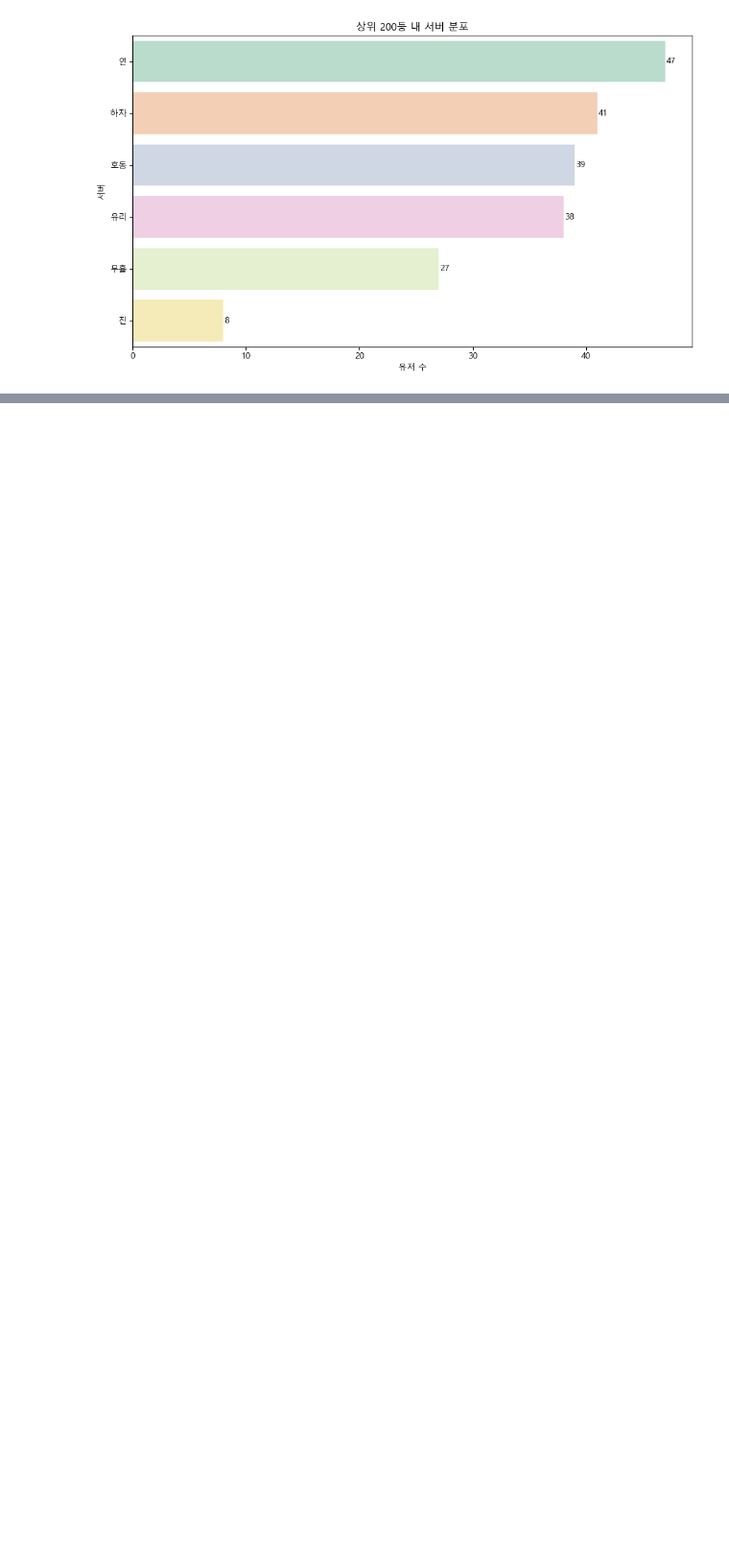
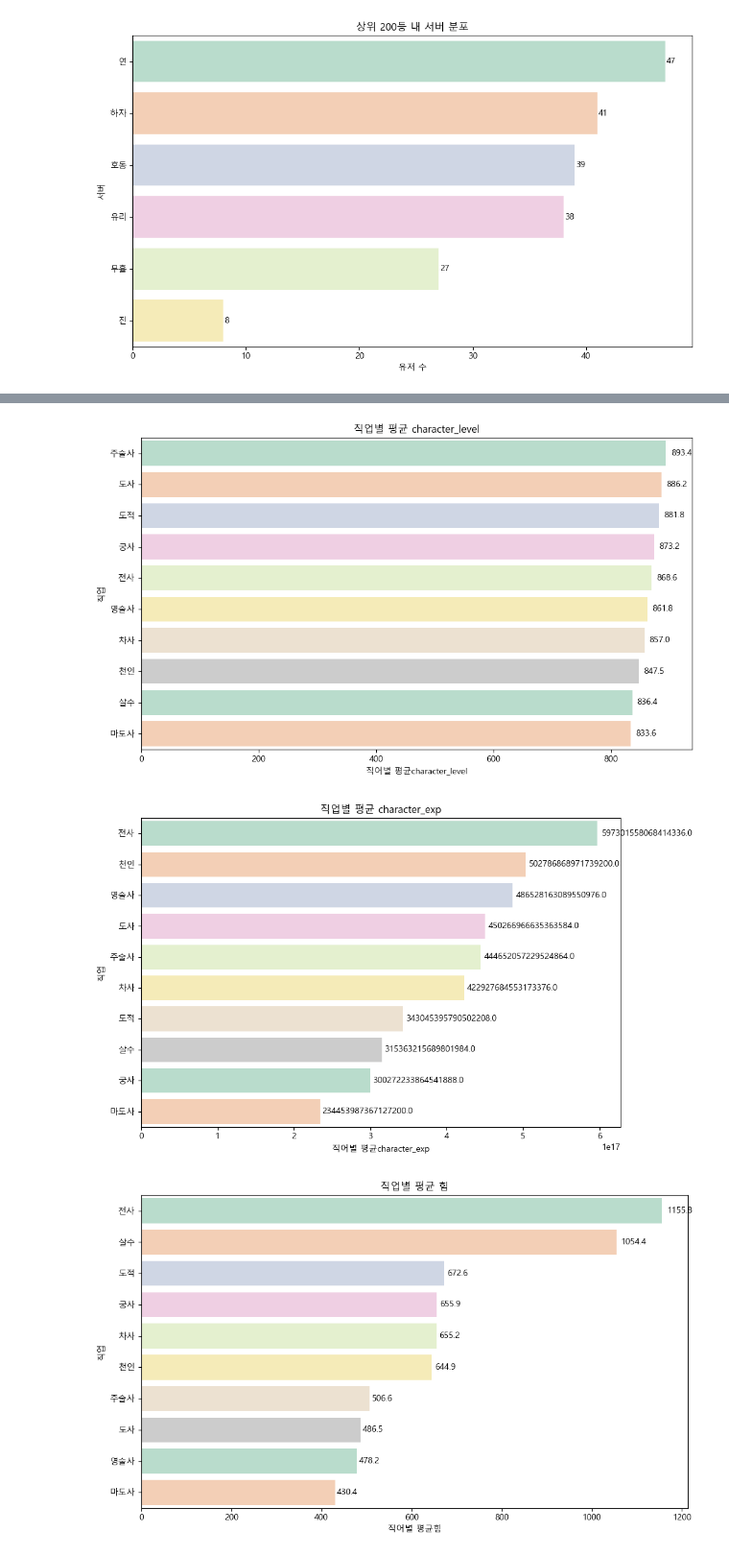
Before and after one commit to pjjongho/NEXON_API, a Jupyter notebook: Baram/main_analysis/analysis.ipynb, the cells around one changed output, grey strips where cells are left out. Shown at 96% size. Cells and saved outputs as stored; diff of their text form; code cells hidden in the pictures; blank space fills up the shorter version.

```diff
--- a/Baram/main_analysis/analysis.ipynb
+++ b/Baram/main_analysis/analysis.ipynb
@@ -95,0 +198,25 @@ plt.show()
+# %%
+# 분석할 컬럼 리스트화
+stats_cols = ['character_level','character_exp', '힘','지력','지혜','건강','민첩','체력치','마력치']
+
+# 직업별 평균 계산
+job_stats_mean = df.groupby('job')[stats_cols].mean()
+
+# 시각화
+for col in stats_cols:
+    plt.figure(figsize=(10,6))
+    sorted_data = job_stats_mean[col].sort_values(ascending=False)
+    ax = sns.barplot(x=sorted_data.values, y=sorted_data.index, palette='Pastel2')
+    plt.title(f'직업별 평균 {col}')
+    plt.xlabel(f'직어별 평균{col}')
+    plt.ylabel(f'직업')
+
+    for i, j in enumerate(sorted_data):
+        ax.text(j + j*0.01, i, f'{j:.1f}', va='center')
+
+    plt.tight_layout()
+    plt.show()
+# %% [output]
+[figure, added]
+[figure, added]
+[figure, added]
```
Also changed, not shown: parts of 15 cells of this notebook, 3 other files.
